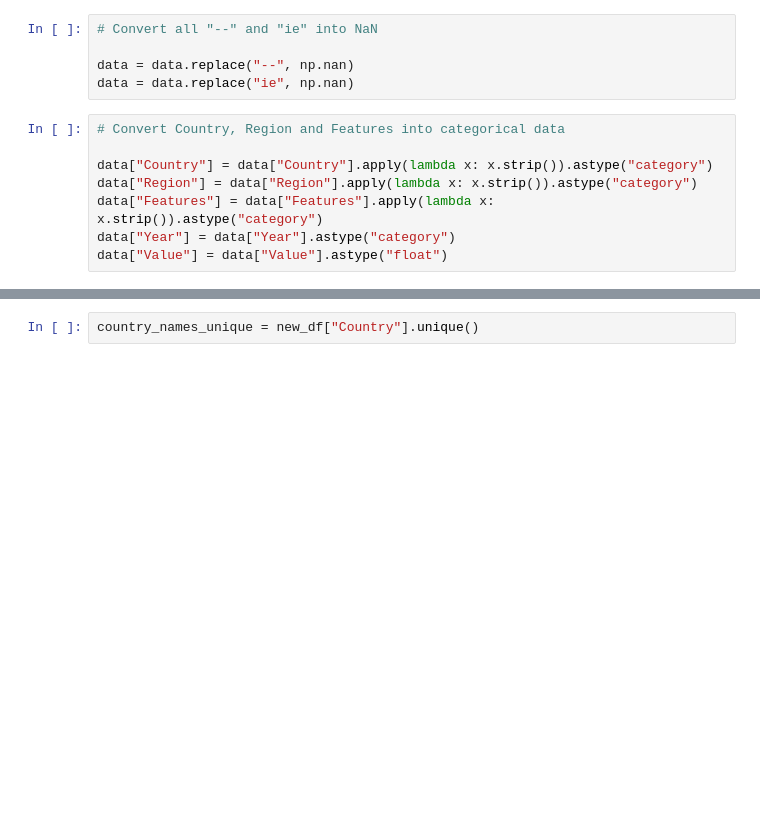
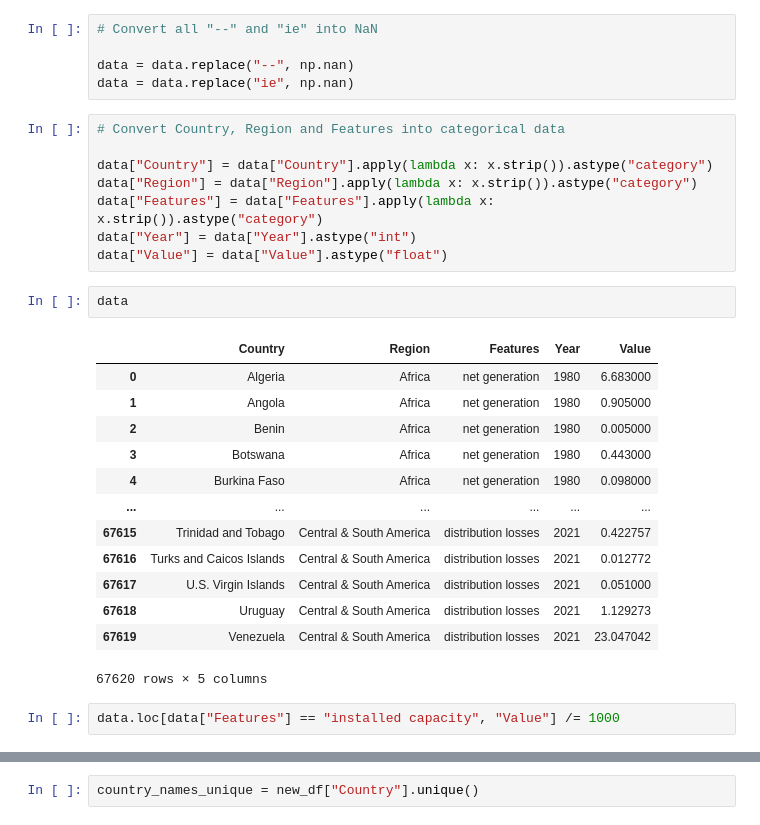
Before and after one commit to czFIRE/Visualisation_Energy_Statistics, a Jupyter notebook: project.ipynb, the cells around one changed output, grey strips where cells are left out. Drawn from its saved outputs; the diff is of its cells as text; blank space fills up the shorter version.

```diff
--- a/project.ipynb
+++ b/project.ipynb
@@ -149,8 +149,26 @@ data = data.replace("ie", np.nan)
 data["Country"] = data["Country"].apply(lambda x: x.strip()).astype("category")
 data["Region"] = data["Region"].apply(lambda x: x.strip()).astype("category")
 data["Features"] = data["Features"].apply(lambda x: x.strip()).astype("category")
-data["Year"] = data["Year"].astype("category")
+data["Year"] = data["Year"].astype("int")
 data["Value"] = data["Value"].astype("float")
+# %%
+data
+# %% [output]
+|  | Country | Region | Features | Year | Value |
+| 0 | Algeria | Africa | net generation | 1980 | 6.683000 |
+| 1 | Angola | Africa | net generation | 1980 | 0.905000 |
+| 2 | Benin | Africa | net generation | 1980 | 0.005000 |
+| 3 | Botswana | Africa | net generation | 1980 | 0.443000 |
+| 4 | Burkina Faso | Africa | net generation | 1980 | 0.098000 |
+| ... | ... | ... | ... | ... | ... |
+| 67615 | Trinidad and Tobago | Central & South America | distribution losses | 2021 | 0.422757 |
+| 67616 | Turks and Caicos Islands | Central & South America | distribution losses | 2021 | 0.012772 |
+| 67617 | U.S. Virgin Islands | Central & South America | distribution losses | 2021 | 0.051000 |
+| 67618 | Uruguay | Central & South America | distribution losses | 2021 | 1.129273 |
+| 67619 | Venezuela | Central & South America | distribution losses | 2021 | 23.047042 |
+67620 rows × 5 columns
+# %%
+data.loc[data["Features"] == "installed capacity", "Value"] /= 1000
 # %%
 # Pivot the dataframe to get the desired format
 new_df = data.set_index(['Country', 'Region', 'Year', 'Features']).unstack('Features').reset_index()
```
Also changed, not shown: parts of 9 cells of this notebook.
